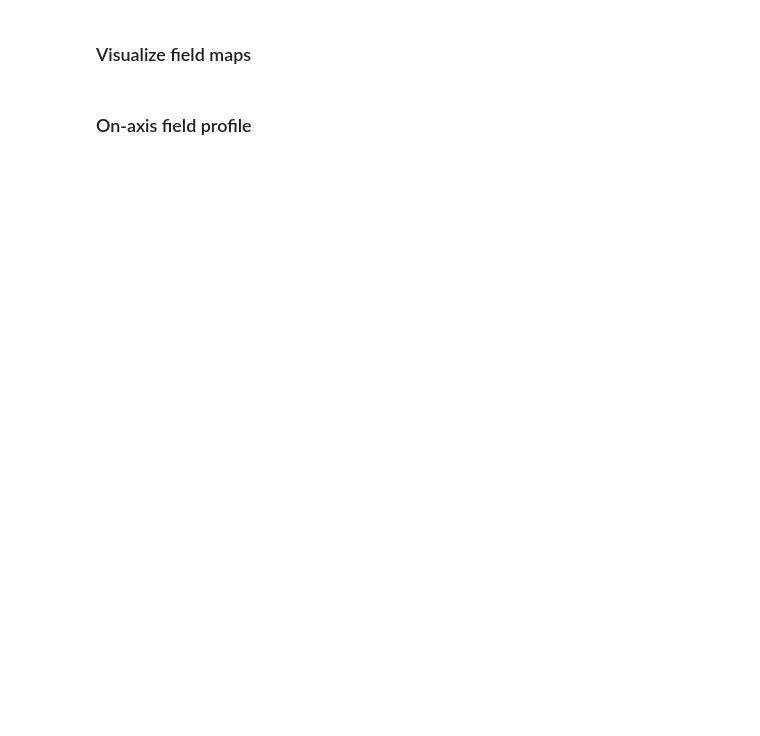
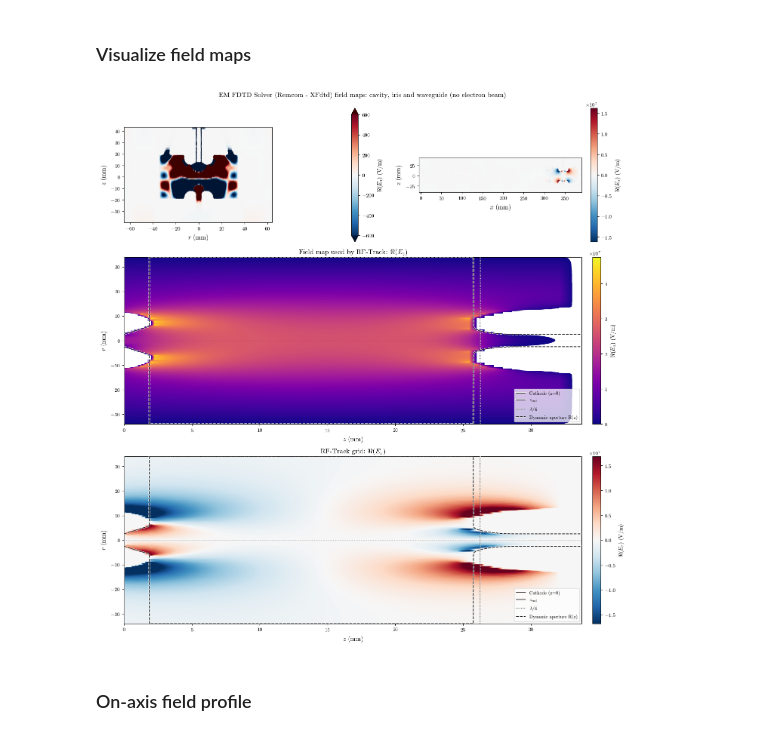
Before and after one commit to Ioniels/RF-TRACK_UH_ThermionicRFgun, a Jupyter notebook: UH_gun_tracking_demo.ipynb, the cells around one changed output. Saved outputs shown, nothing was run; the diff lists cells and outputs as text; code cells hidden in the pictures; blank space fills up the shorter version.

```diff
--- a/UH_gun_tracking_demo.ipynb
+++ b/UH_gun_tracking_demo.ipynb
@@ -66,6 +86,12 @@ YZ_FIELDMAP = "field_maps/YZplanarSensorData.mat"
 # Geometry (reference cathode position from field map)
 Y_CATHODE_MM = 12.75  # cathode position in solver y-axis
 
+# Dynamic aperture: how far the cathode emission surface sits from the start of the cavity's
+# entrance chamfer (see the dynamic-aperture cell below and rf_gun.aperture). 0 = cathode exactly
+# at the chamfer start; negative = cathode recessed upstream inside pipe 1; positive = cathode
+# already inside the chamfer. Tunable -- vary this to try different cathode insertion depths.
+DELTA_CATHODE_CHAMFER_MM = rg.DEFAULT_DELTA_CATHODE_CHAMFER_MM
+
 # ---- Solver/meshing finesse tier ----
 
 NOTEBOOK_FINESSE_TIER = "medium"  # "extra_fine", "fine", "medium", "coarse"
@@ -74,7 +100,8 @@ _FINESSE = finesse_preset_dict(NOTEBOOK_FINESSE_TIER)
 print(f"Finesse tier: {NOTEBOOK_FINESSE_TIER} -> {_FINESSE}")
 
 # Field map grid for RF-Track. dr_um/dz_um are fixed across every tier
-R_MAX_M = 0.01     # radial extent [m]
+R_MAX_M = rg.R_CAV_MM * 1e-3   # radial extent [m] -- matches the cavity's real inner radius
+                               # (the dynamic aperture's own plateau value; see rf_gun.aperture)
 DR_UM = _FINESSE["dr_um"]        # radial resolution [um] (fixed regardless of tier)
 NR = int(R_MAX_M * 1e6 / DR_UM) + 1
 DZ_UM = _FINESSE["dz_um"]        # axial resolution [um] (fixed regardless of tier)
@@ -89,3 +116,4 @@ print(f"Cavity: f = {F_HZ/1e9:.4f} GHz | T = {T_NS*1e3:.3f} ps")
 print(f"λ = {LAMBDA_M*1e3:.3f} mm | λ/2 = {LAMBDA_M/2*1e3:.3f} mm | λ/4 = {LAMBDA_M/4*1e3:.3f} mm")
 print(f"Grid: NR = {NR}, NZ = {NZ} | Δr = {DR_UM:.0f} um | Δz = {DZ_UM:.2f} um")
 print("Field-map grid resolution is fixed across finesse tiers.")
+print(f"Delta cathode-chamfer = {DELTA_CATHODE_CHAMFER_MM:.3f} mm")
@@ -518,23 +630,27 @@ rg.phasor_check(
 # %% [markdown]
 ### Visualize field maps
 # %%
-# Raw data field maps (XY and YZ) + RF-Track field map
+# Raw data field maps (XY and YZ) + RF-Track field map, with the dynamic aperture R(z) overlaid
 plot_style = rg.PlotStyleConfig()
+_aperture_R_mm = rg.aperture_radius_profile_mm(z_grid * 1e3, DELTA_CATHODE_CHAMFER_MM)
 
 with rg.capture_figures(
     "field_maps", FIGURES_DIR,
-    data={"r_grid_m": r_grid, "z_grid_m": z_grid, "Ez_grid_Vm": Ez_grid, "Er_grid_Vm": Er_grid},
+    data={
+        "r_grid_m": r_grid, "z_grid_m": z_grid, "Ez_grid_Vm": Ez_grid, "Er_grid_Vm": Er_grid,
+        "aperture_R_mm": _aperture_R_mm,
+    },
 ):
     rg.field_maps(
         xy, yz, t_ns, t_crest, r_grid, z_grid, Ez_grid, LAMBDA_M,
         Er_grid=Er_grid,
         z_end_m=Z_MAX,
-        aperture_enabled=APERTURE_ENABLED,
-        aperture_start_m=APERTURE_START_M if APERTURE_ENABLED else None,
-        aperture_end_m=APERTURE_END_M if APERTURE_ENABLED else None,
+        aperture_delta_mm=DELTA_CATHODE_CHAMFER_MM,
         style=plot_style,
         show_colorbar=True,
      )
+# %% [output]
+[figure, added]
 # %% [markdown]
 ### On-axis field profile
 # %%
```
Also changed, not shown: parts of 24 cells of this notebook, 18 other files.
